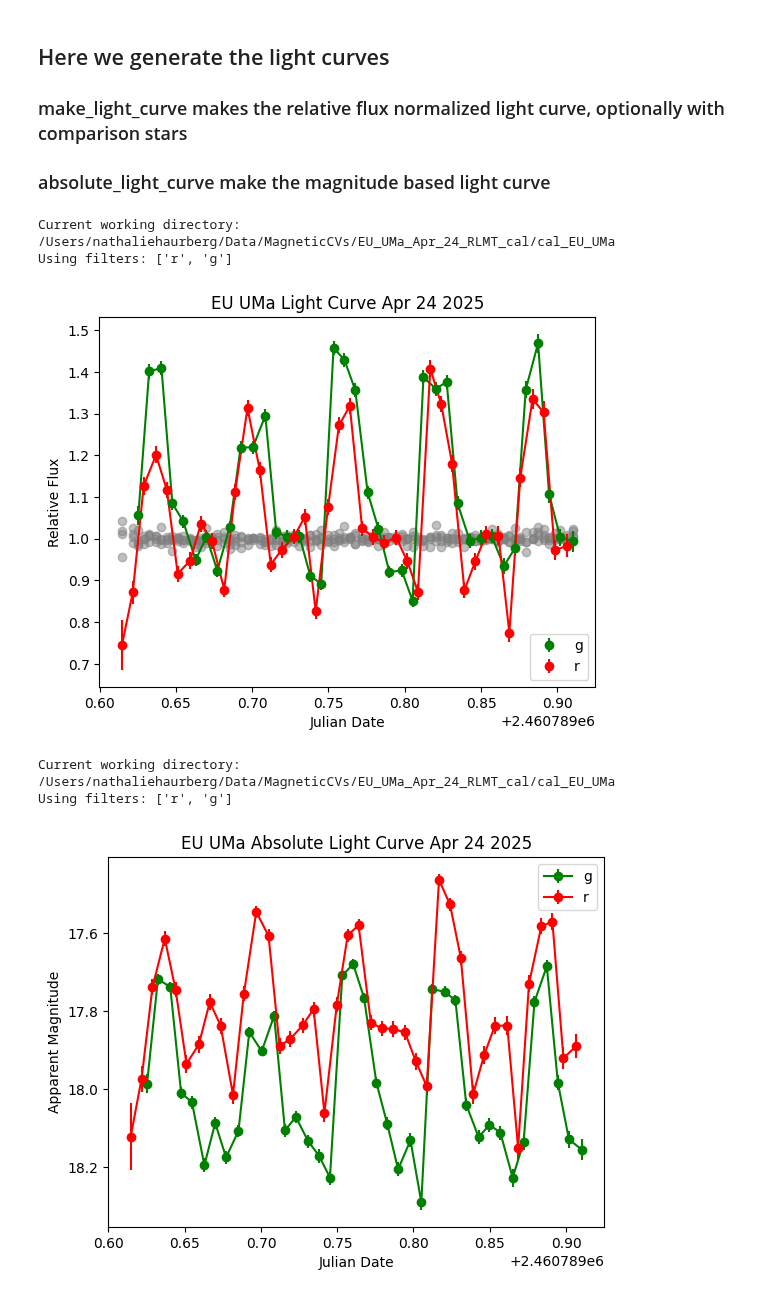
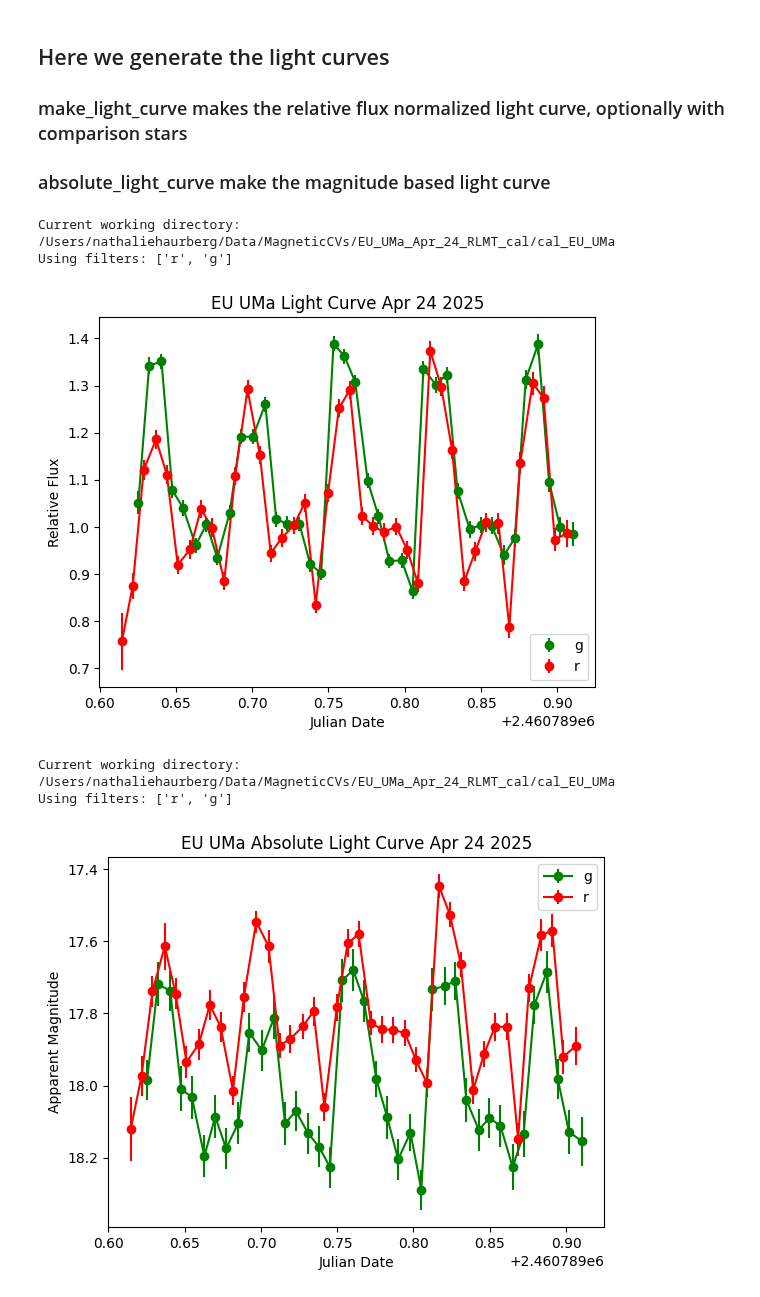
Before and after one commit to astronathalie/MCV, a Jupyter notebook: photstars.ipynb, the cells around one changed output. Drawn from its saved outputs; the diff is of its cells as text; code cells hidden in the pictures.

Commit message:
Just changed the default to not use comp stars

```diff
--- a/photstars.ipynb
+++ b/photstars.ipynb
@@ -959,17 +959,17 @@ Processing /Users/nathaliehaurberg/Data/MagneticCVs/EU_UMa_Apr_24_RLMT_cal/cal_E
 # %%
 # Set the directory containing the image folders and the filt
 file_dir = '/Users/nathaliehaurberg/Data/MagneticCVs/EU_UMa_Apr_24_RLMT_cal/cal_EU_UMa/'
 
 filters = glob.glob(file_dir + '/*/')
 filters = [os.path.basename(f.rstrip('/\\')) for f in filters]
 
-make_light_curve(file_dir, filters=filters, title='EU UMa Light Curve Apr 24 2025', comp_stars=True)
+make_light_curve(file_dir, filters=filters, title='EU UMa Light Curve Apr 24 2025', comp_stars=False)
 # Call the function to make the absolute light curve
 absoulte_light_curve(file_dir, filters=filters, title='EU UMa Absolute Light Curve Apr 24 2025')
 # %% [output]
 Current working directory: /Users/nathaliehaurberg/Data/MagneticCVs/EU_UMa_Apr_24_RLMT_cal/cal_EU_UMa
 Using filters: ['r', 'g']
-[figure, old version]
+[figure, new version]
 Current working directory: /Users/nathaliehaurberg/Data/MagneticCVs/EU_UMa_Apr_24_RLMT_cal/cal_EU_UMa
 Using filters: ['r', 'g']
-[figure, old version]
+[figure, new version]
```
Also changed, not shown: parts of 2 cells of this notebook.
